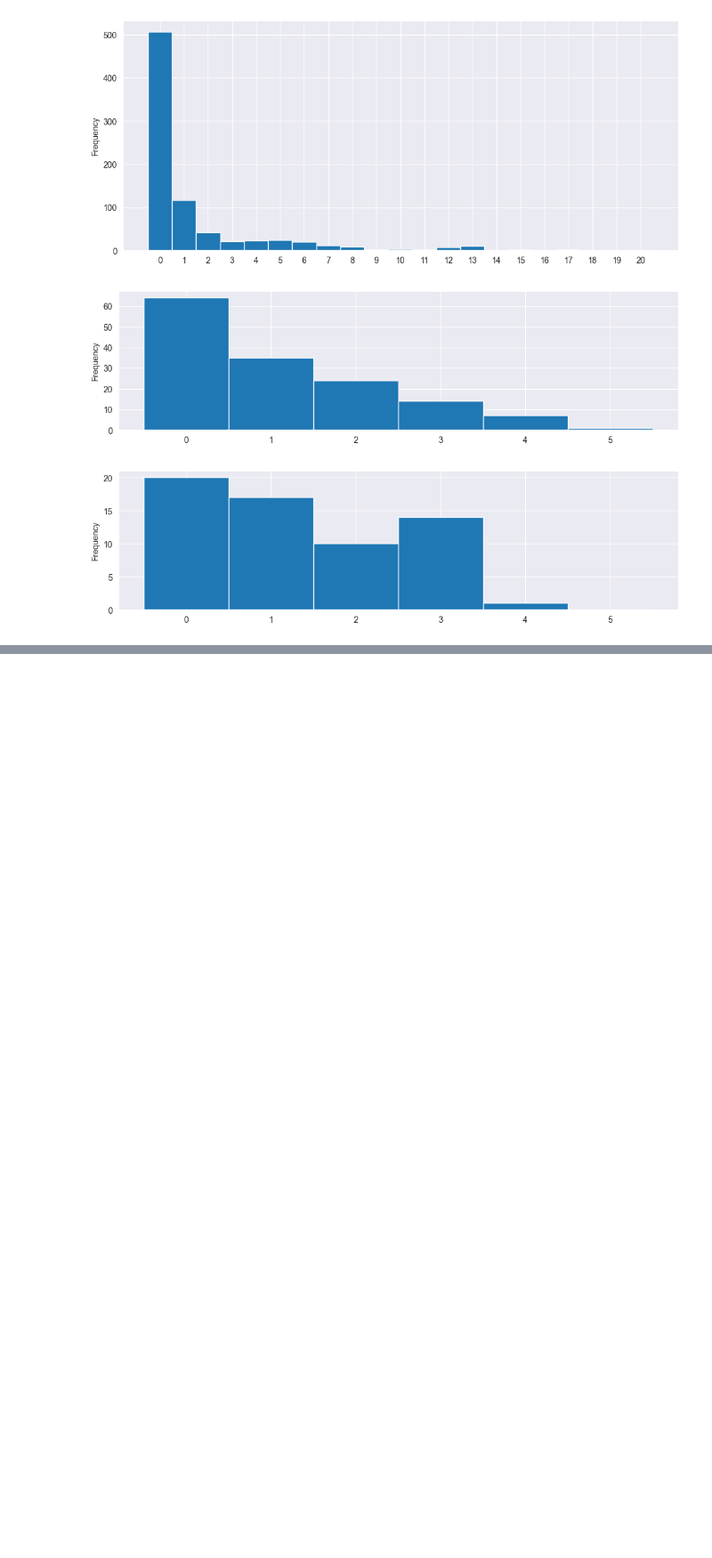
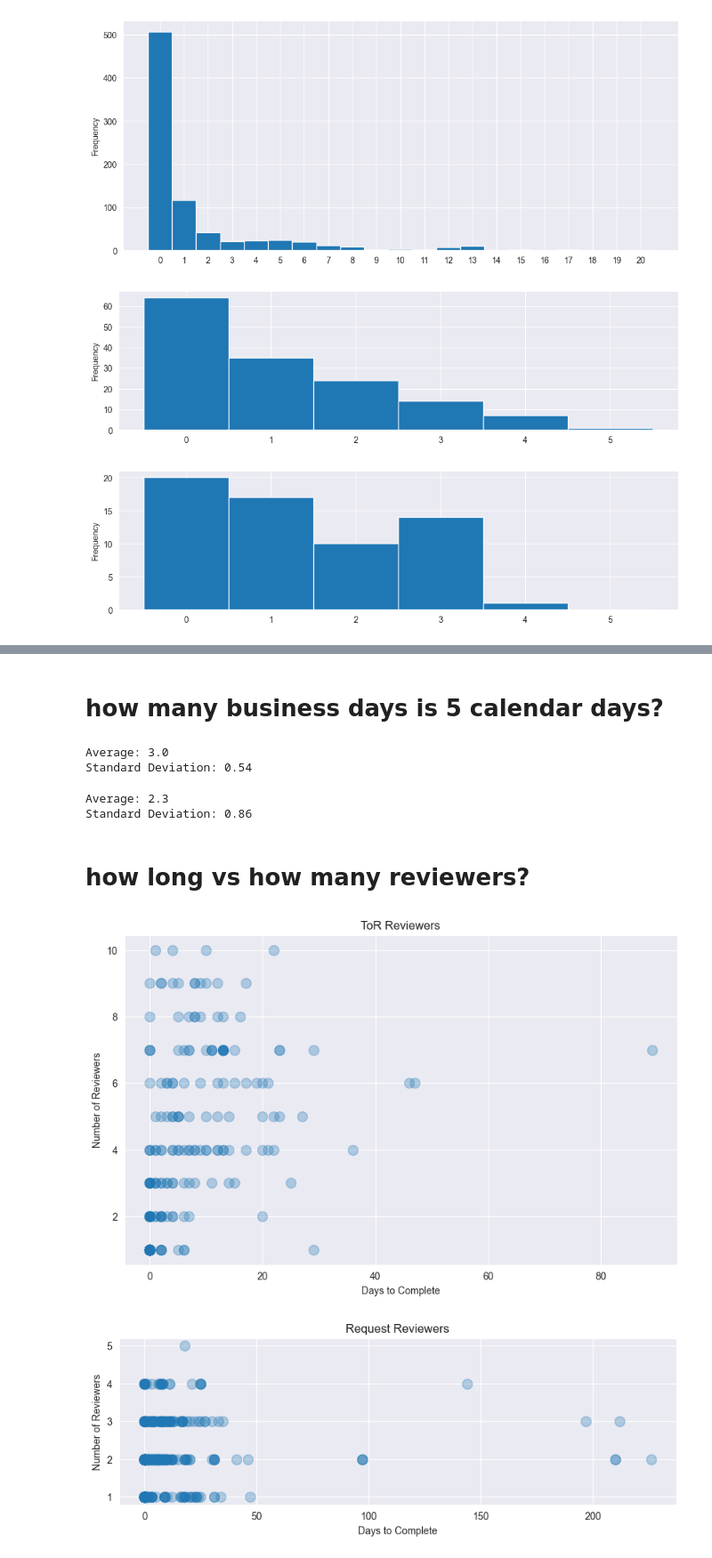
Before and after one commit to KevinCarr42/CSAS-Exploratory-Data-Analysis, a Jupyter notebook: CSAS_reviewers.ipynb, the cells around one changed output, grey strips where cells are left out. Shown: that part at 89% size. Saved outputs shown, nothing was run; the diff lists cells and outputs as text; code cells hidden in the pictures; blank space fills up the shorter version.

```diff
--- a/CSAS_reviewers.ipynb
+++ b/CSAS_reviewers.ipynb
@@ -155 +157,3 @@ plot_review_heatmap(request_reviewers, 'Request', figsize=(5,12))
+# %% [markdown]
+# how many business days is 5 calendar days?
 # %%
@@ -157,2 +175,57 @@ plot_review_heatmap(request_reviewers, 'Request', figsize=(5,12))
+# %%
+n_simulations = 1000
+results = pd.Series([simulate_notification() for _ in range(n_simulations)])
+
+average = results.mean()
+std_dev = results.std()
+count_zeros = results.value_counts().get(0, 0)
+
+print(f"Average: {average:.1f}")
+print(f"Standard Deviation: {std_dev:.2f}")
+# %% [output]
+Average: 3.0
+Standard Deviation: 0.54
+# %%
+# what about 4 days? is that 2 business days? (pretty close)
+
+n_simulations = 1000
+results = pd.Series([simulate_notification(4) for _ in range(n_simulations)])
+
+average = results.mean()
+std_dev = results.std()
+count_zeros = results.value_counts().get(0, 0)
+
+print(f"Average: {average:.1f}")
+print(f"Standard Deviation: {std_dev:.2f}")
+# %% [output]
+Average: 2.3
+Standard Deviation: 0.86
+# %% [markdown]
+# how long vs how many reviewers?
 # %%
-# how long vs how many reviewers?
+def reviewers_vs_completion(dataframe, pk):
+    dataframe['days_to_complete'] = (dataframe.review_completed - dataframe.review_started).dt.days
+
+    result = dataframe.groupby(pk).agg(
+        reviewer_count=('id', 'count'),
+        days_to_complete=('days_to_complete', 'sum')
+    ).reset_index()
+
+    return result
+# %%
+def plot_reviewers_vs_completion(dataframe, title, figsize=(10,6)):
+    plt.figure(figsize=figsize)
+    plt.scatter(dataframe['days_to_complete'], dataframe['reviewer_count'], alpha=0.3, s=100)
+
+    plt.title(title)
+    plt.xlabel('Days to Complete')
+    plt.ylabel('Number of Reviewers')
+    plt.grid(True)
+    plt.show()
+
+
+plot_reviewers_vs_completion(reviewers_vs_completion(tor_reviewers, 'tor_id'), 'ToR Reviewers')
+plot_reviewers_vs_completion(reviewers_vs_completion(request_reviewers, 'csas_request_id'), 'Request Reviewers', (10,3))
+# %% [output]
+[figure, added]
+[figure, added]
```
Also changed, not shown: parts of 6 cells of this notebook.
